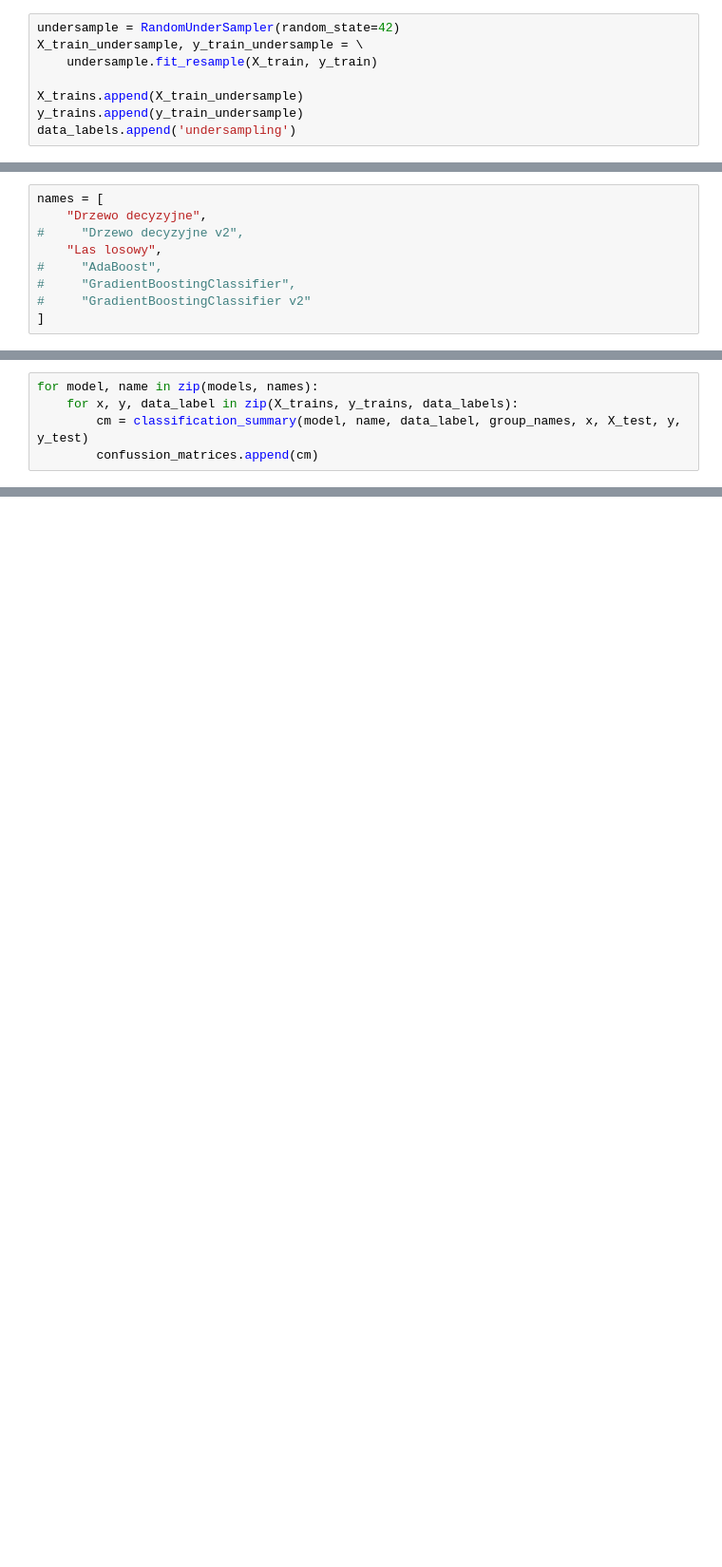
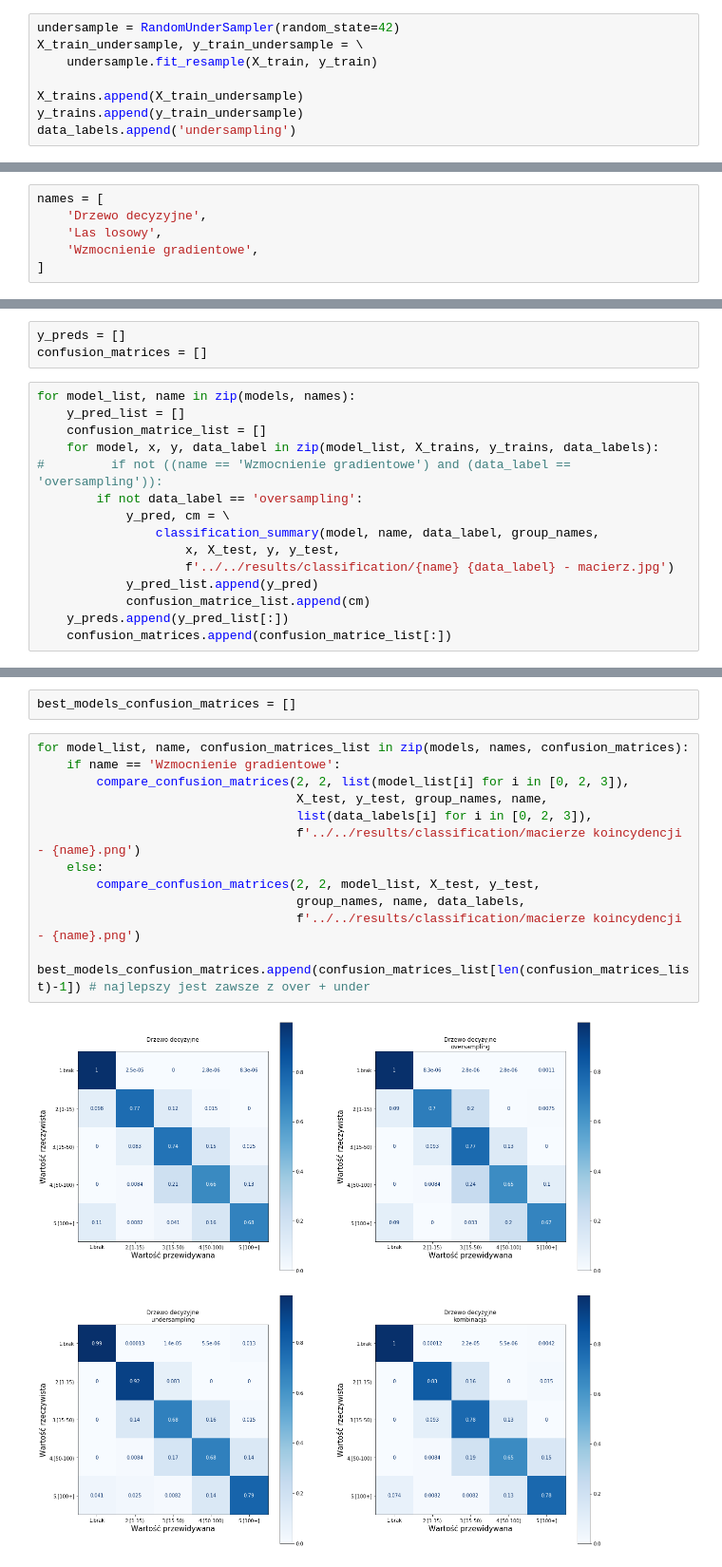
Before and after one commit to DuDiiC/engineering-thesis, a Jupyter notebook: notebooks/03_learning/classification.ipynb, the cells around one changed output, grey strips where cells are left out. Shown at 95% size. Drawn from its saved outputs; the diff is of its cells as text; blank space fills up the shorter version.

Commit message:
Last change in classification models

```diff
--- a/notebooks/03_learning/classification.ipynb
+++ b/notebooks/03_learning/classification.ipynb
@@ -129,10 +155,7 @@ models = [
 ]
 # %%
 names = [
-    "Drzewo decyzyjne",
-#     "Drzewo decyzyjne v2",
-    "Las losowy",
-#     "AdaBoost",
-#     "GradientBoostingClassifier",
-#     "GradientBoostingClassifier v2"
+    'Drzewo decyzyjne',
+    'Las losowy',
+    'Wzmocnienie gradientowe',
 ]
@@ -141,6 +162,19 @@ confussion_matrices = []
+# %%
+y_preds = []
+confusion_matrices = []
 # %%
-for model, name in zip(models, names):
-    for x, y, data_label in zip(X_trains, y_trains, data_labels):
-        cm = classification_summary(model, name, data_label, group_names, x, X_test, y, y_test)
-        confussion_matrices.append(cm)
+for model_list, name in zip(models, names):
+    y_pred_list = []
+    confusion_matrice_list = []
+    for model, x, y, data_label in zip(model_list, X_trains, y_trains, data_labels):
+#         if not ((name == 'Wzmocnienie gradientowe') and (data_label == 'oversampling')):
+        if not data_label == 'oversampling':
+            y_pred, cm = \
+                classification_summary(model, name, data_label, group_names,
+                    x, X_test, y, y_test,
+                    f'../../results/classification/{name} {data_label} - macierz.jpg')
+            y_pred_list.append(y_pred)
+            confusion_matrice_list.append(cm)
+    y_preds.append(y_pred_list[:])
+    confusion_matrices.append(confusion_matrice_list[:])
 # %% [output]
@@ -223,0 +198,16 @@ Drzewo decyzyjne
+# %%
+best_models_confusion_matrices = []
+# %%
+for model_list, name, confusion_matrices_list in zip(models, names, confusion_matrices):
+    if name == 'Wzmocnienie gradientowe':
+        compare_confusion_matrices(2, 2, list(model_list[i] for i in [0, 2, 3]),
+                                   X_test, y_test, group_names, name,
+                                   list(data_labels[i] for i in [0, 2, 3]),
+                                   f'../../results/classification/macierze koincydencji - {name}.png')
+    else:
+        compare_confusion_matrices(2, 2, model_list, X_test, y_test,
+                                   group_names, name, data_labels,
+                                   f'../../results/classification/macierze koincydencji - {name}.png')
+    best_models_confusion_matrices.append(confusion_matrices_list[len(confusion_matrices_list)-1]) # najlepszy jest zawsze z over + under
+# %% [output]
+[figure, added]
```
Also changed, not shown: parts of 18 cells of this notebook.
